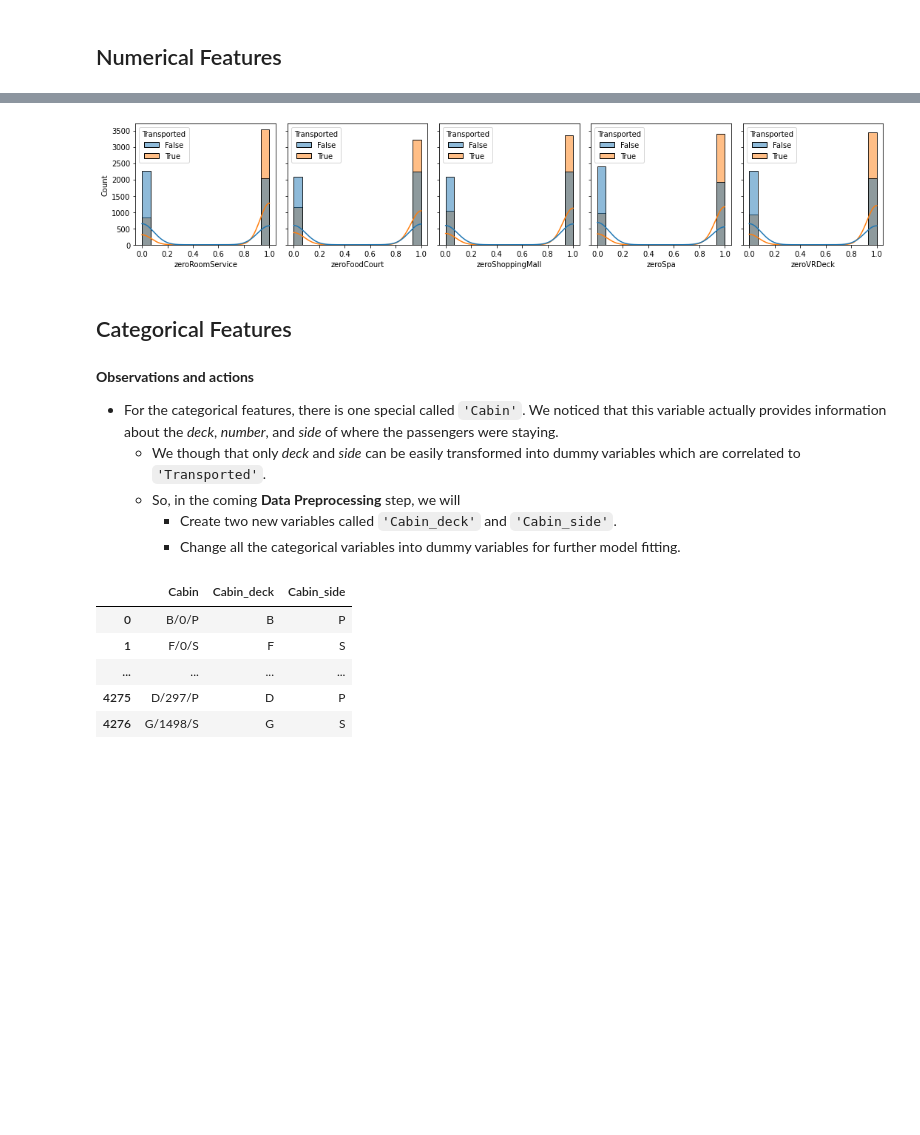
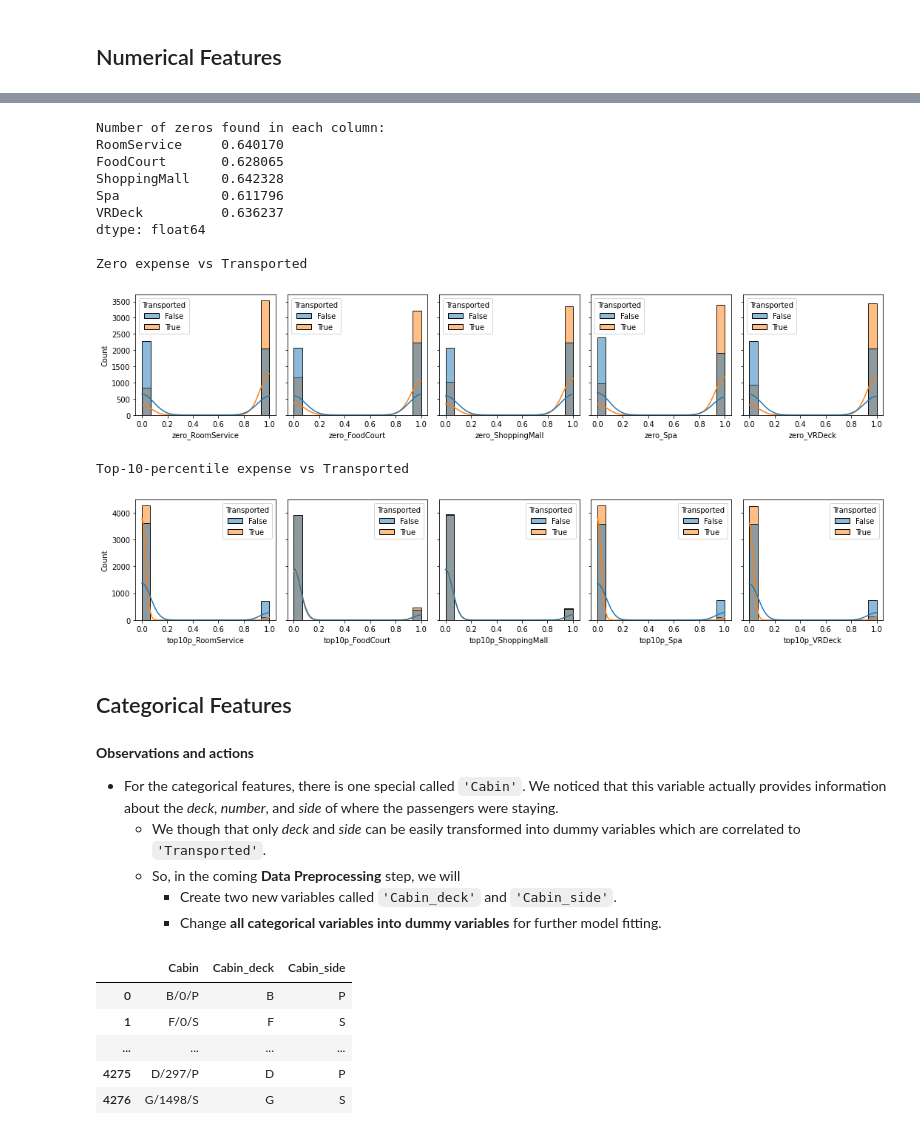
Before and after one commit to cfong32/kaggle-spaceship-titanic, a Jupyter notebook: data6100_proj2.ipynb, the cells around one changed output, grey strips where cells are left out. Saved outputs shown, nothing was run; the diff lists cells and outputs as text; code cells hidden in the pictures; blank space fills up the shorter version.

```diff
--- a/data6100_proj2.ipynb
+++ b/data6100_proj2.ipynb
@@ -132,30 +155,69 @@ dtype: float64
 # %%
 ###
 # Look into those columns of expenses
-# See how "zero expense" relates to 'Transported'
+# See how "zero expense" and "high expense" relate to 'Transported'
 ###
 
-# Add columns 'zeroRoomService', 'zeroFoodCourt', ...
+cols = ['RoomService', 'FoodCourt', 'ShoppingMall', 'Spa', 'VRDeck']
+
+## Count how many of zeros are there
+print('Number of zeros found in each column:')
+print((df[cols] == 0).sum() / len(df))
+
+# Add columns 'zero_XXX', 'top10p_XXX'
 cols = ['RoomService', 'FoodCourt', 'ShoppingMall', 'Spa', 'VRDeck']
 for col in cols:
-    df[f'zero{col}'] = (df[col] == 0).astype(float)
+    df[f'zero_{col}']   = (df[col] == 0).astype(float)
+    df[f'top10p_{col}'] = (df[col] >= df[col].quantile(.9)).astype(float)
 
-# Plot 'zeroXXX' vs 'Transported'
-cols = ['zeroRoomService', 'zeroFoodCourt', 'zeroShoppingMall', 'zeroSpa', 'zeroVRDeck']
+# Plot 'zero_XXX' vs 'Transported'
+print()
+print('Zero expense vs Transported')
+
+cols = ['zero_RoomService', 'zero_FoodCourt', 'zero_ShoppingMall', 'zero_Spa', 'zero_VRDeck']
 fig, axes = plt.subplots(1,5, figsize=(15,3), sharey=True)
 
 for col, ax in zip(cols, axes.flat):
     sns.histplot(
         data=df[df.dataset=='train'],
         x=col,
         hue='Transported',
         kde=True,
         ax=ax
     )
 plt.tight_layout()
 plt.show()
+
+# Plot 'top10p_XXX' vs 'Transported'
+print()
+print('Top-10-percentile expense vs Transported')
+
+cols = ['top10p_RoomService', 'top10p_FoodCourt', 'top10p_ShoppingMall', 'top10p_Spa', 'top10p_VRDeck']
+fig, axes = plt.subplots(1,5, figsize=(15,3), sharey=True)
+
+for col, ax in zip(cols, axes.flat):
+    sns.histplot(
+        data=df[df.dataset=='train'],
+        x=col,
+        hue='Transported',
+        kde=True,
+        ax=ax
+    )
+plt.tight_layout()
+plt.show()
 # %% [output]
+Number of zeros found in each column:
+RoomService     0.640170
+FoodCourt       0.628065
+ShoppingMall    0.642328
+Spa             0.611796
+VRDeck          0.636237
+dtype: float64
+
+Zero expense vs Transported
-[figure, old version]
+[figure, new version]
+Top-10-percentile expense vs Transported
+[figure, added]
 # %% [markdown]
 ## Categorical Features
 # %% [markdown]
@@ -164,7 +226,7 @@ plt.show()
     - We though that only *deck* and *side* can be easily transformed into dummy variables which are correlated to `'Transported'`.
     - So, in the coming **Data Preprocessing** step, we will
         - Create two new variables called `'Cabin_deck'` and `'Cabin_side'`.
-        - Change all the categorical variables into dummy variables for further model fitting.
+        - Change **all categorical variables into dummy variables** for further model fitting.
 # %%
 ###
 # Extract 'Cabin_deck' and 'Cabin_side'
```
Also changed, not shown: parts of 23 cells of this notebook.
